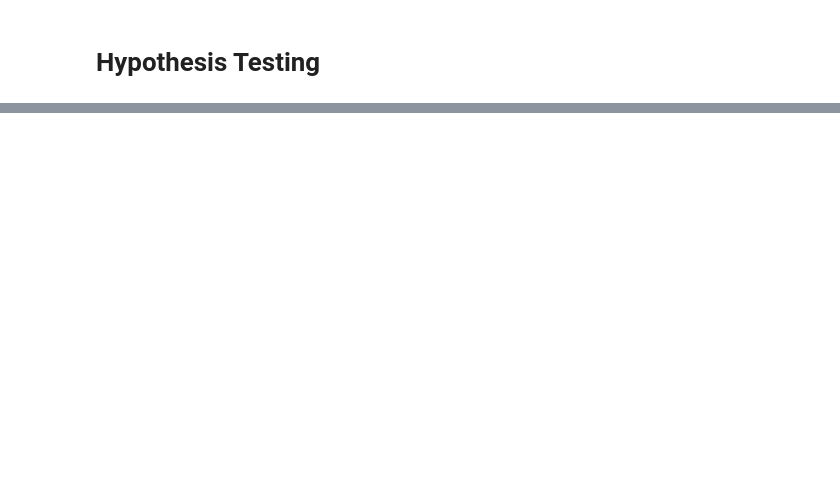
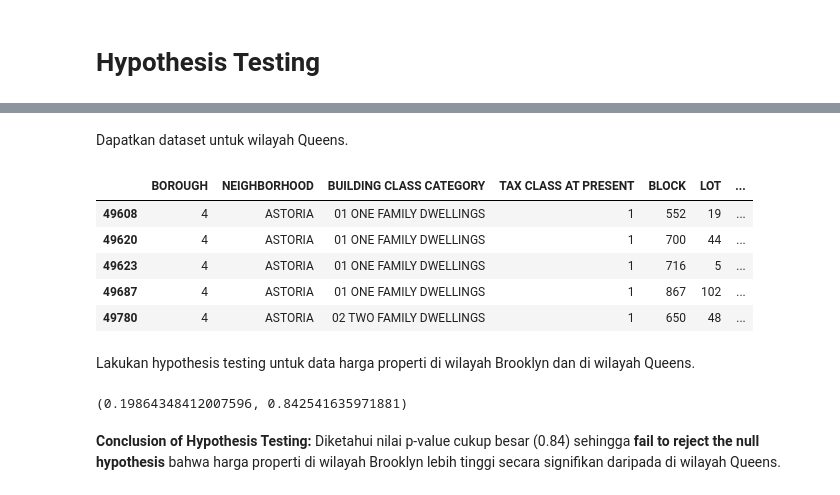
Before and after one commit to alxxtexxr/H8_3, a Jupyter notebook: PYTN_Assgn_2_3_Alim Tegar Wicaksono.ipynb, the cells around one changed output, grey strips where cells are left out. Saved outputs shown, nothing was run; the diff lists cells and outputs as text; code cells hidden in the pictures; blank space fills up the shorter version.

```diff
--- a/PYTN_Assgn_2_3_Alim Tegar Wicaksono.ipynb
+++ b/PYTN_Assgn_2_3_Alim Tegar Wicaksono.ipynb
@@ -400,0 +507,20 @@ plt.show()
+# %% [markdown]
+Dapatkan dataset untuk wilayah Queens.
+# %%
+queens_df = df[df['BOROUGH'] == 4]
+queens_df.head()
+# %% [output]
+|  | BOROUGH | NEIGHBORHOOD | BUILDING CLASS CATEGORY | TAX CLASS AT PRESENT | BLOCK | LOT | ... |
+| 49608 | 4 | ASTORIA | 01 ONE FAMILY DWELLINGS | 1 | 552 | 19 | ... |
+| 49620 | 4 | ASTORIA | 01 ONE FAMILY DWELLINGS | 1 | 700 | 44 | ... |
+| 49623 | 4 | ASTORIA | 01 ONE FAMILY DWELLINGS | 1 | 716 | 5 | ... |
+| 49687 | 4 | ASTORIA | 01 ONE FAMILY DWELLINGS | 1 | 867 | 102 | ... |
+| 49780 | 4 | ASTORIA | 02 TWO FAMILY DWELLINGS | 1 | 650 | 48 | ... |
+# %% [markdown]
+Lakukan hypothesis testing untuk data harga properti di wilayah Brooklyn dan di wilayah Queens.
+# %%
+sm.stats.ztest(brooklyn_df['SALE PRICE'], queens_df['SALE PRICE'], alternative='two-sided')
+# %% [output]
+(0.19864348412007596, 0.842541635971881)
+# %% [markdown]
+**Conclusion of Hypothesis Testing:** Diketahui nilai p-value cukup besar (0.84) sehingga **fail to reject the null hypothesis** bahwa harga properti di wilayah Brooklyn lebih tinggi secara signifikan daripada di wilayah Queens.
```
Also changed, not shown: parts of 45 cells of this notebook.
